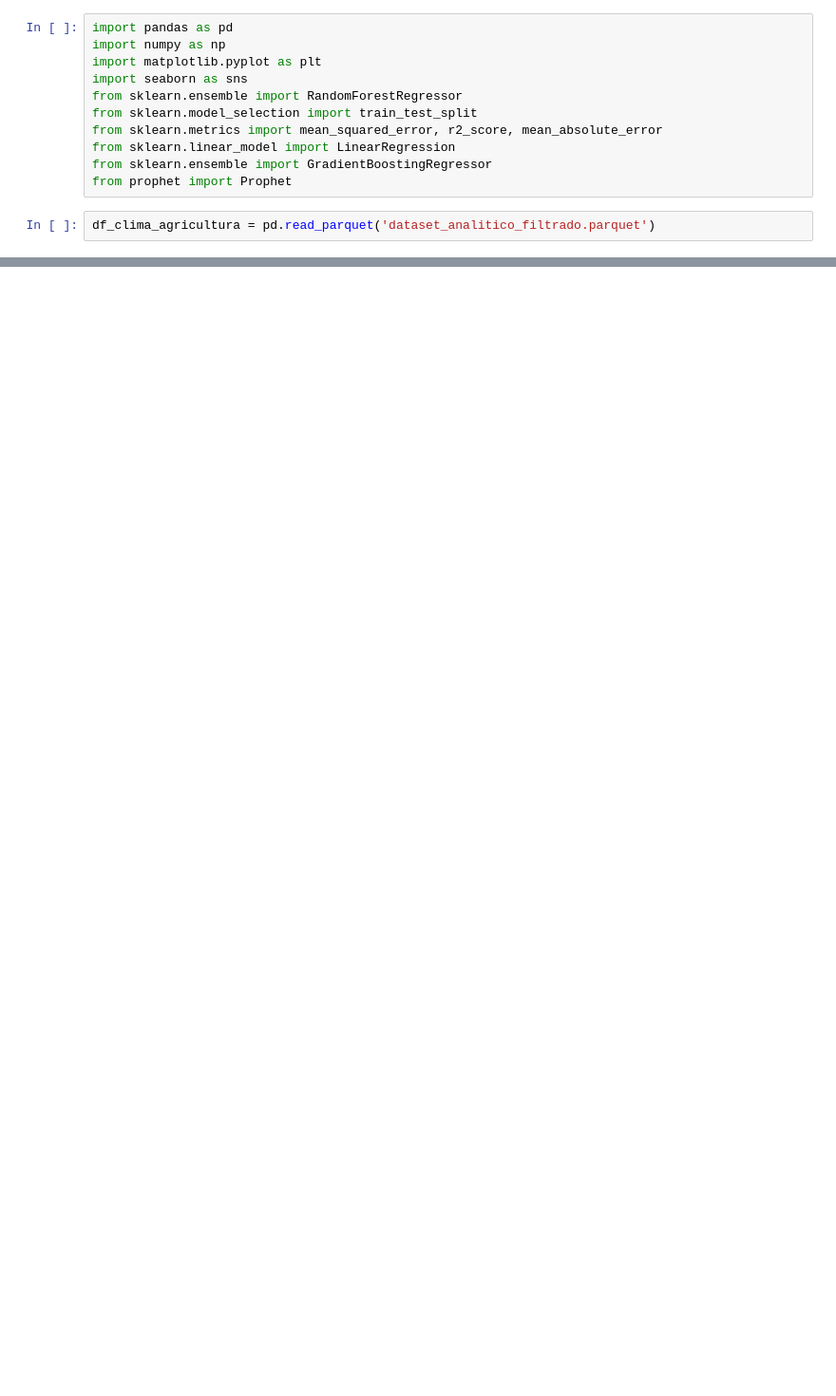
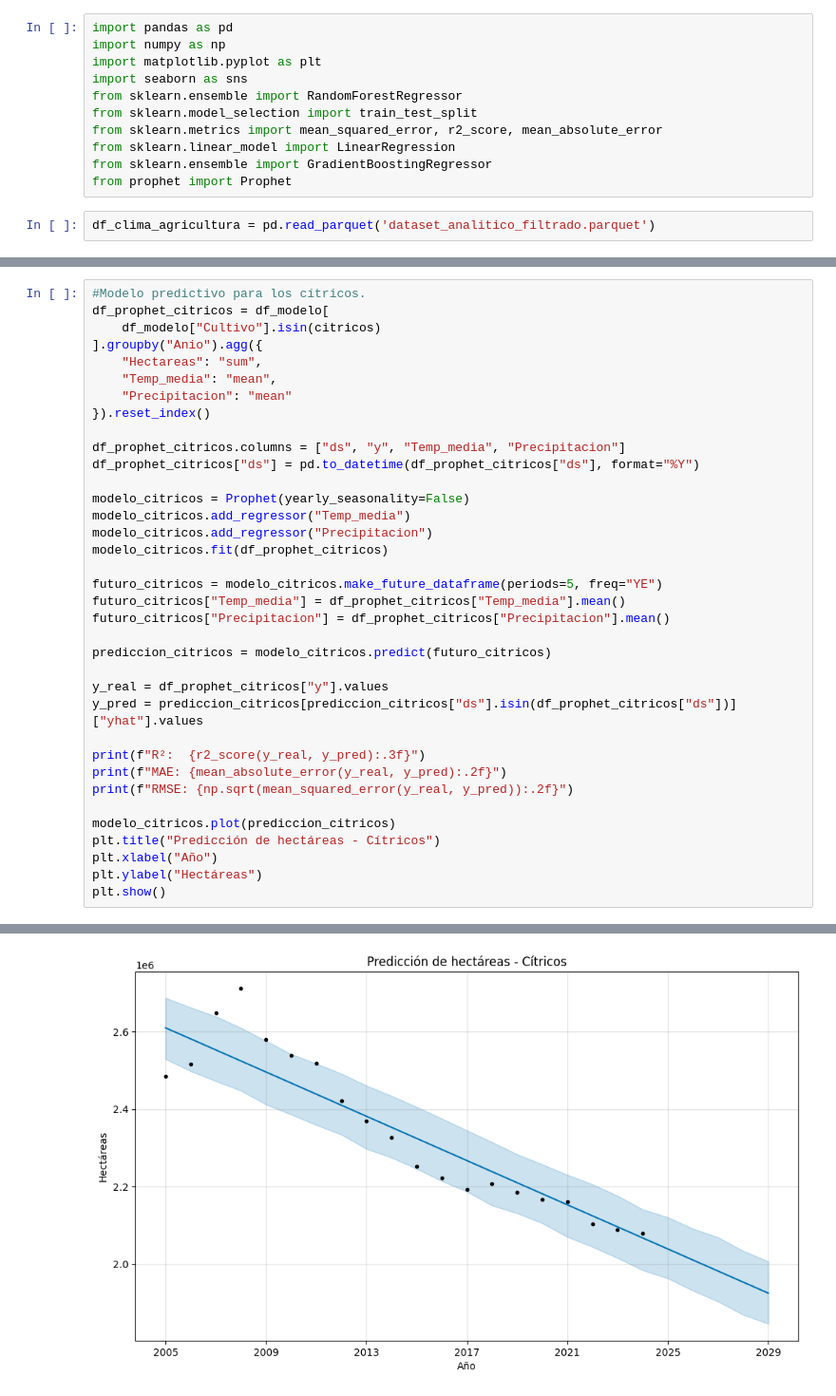
Before and after one commit to RosaSierr0609/Impacto-del-clima-en-la-agricultura-, a Jupyter notebook: 4. Machine Learning.ipynb, the cells around one changed output, grey strips where cells are left out. Shown at 95% size. Cells and saved outputs as stored; diff of their text form; blank space fills up the shorter version.

```diff
--- a/4. Machine Learning.ipynb
+++ b/4. Machine Learning.ipynb
@@ -573,0 +171,37 @@ RMSE: 14483.51
+# %%
+#Modelo predictivo para los cítricos.
+df_prophet_citricos = df_modelo[
+    df_modelo["Cultivo"].isin(citricos)
+].groupby("Anio").agg({
+    "Hectareas": "sum",
+    "Temp_media": "mean",
+    "Precipitacion": "mean"
+}).reset_index()
+
+df_prophet_citricos.columns = ["ds", "y", "Temp_media", "Precipitacion"]
+df_prophet_citricos["ds"] = pd.to_datetime(df_prophet_citricos["ds"], format="%Y")
+
+modelo_citricos = Prophet(yearly_seasonality=False)
+modelo_citricos.add_regressor("Temp_media")
+modelo_citricos.add_regressor("Precipitacion")
+modelo_citricos.fit(df_prophet_citricos)
+
+futuro_citricos = modelo_citricos.make_future_dataframe(periods=5, freq="YE")
+futuro_citricos["Temp_media"] = df_prophet_citricos["Temp_media"].mean()
+futuro_citricos["Precipitacion"] = df_prophet_citricos["Precipitacion"].mean()
+
+prediccion_citricos = modelo_citricos.predict(futuro_citricos)
+
+y_real = df_prophet_citricos["y"].values
+y_pred = prediccion_citricos[prediccion_citricos["ds"].isin(df_prophet_citricos["ds"])]["yhat"].values
+
+print(f"R²:  {r2_score(y_real, y_pred):.3f}")
+print(f"MAE: {mean_absolute_error(y_real, y_pred):.2f}")
+print(f"RMSE: {np.sqrt(mean_squared_error(y_real, y_pred)):.2f}")
+
+modelo_citricos.plot(prediccion_citricos)
+plt.title("Predicción de hectáreas - Cítricos")
+plt.xlabel("Año")
+plt.ylabel("Hectáreas")
+plt.show()
+# %% [output]
@@ -573,0 +213 @@ RMSE: 14483.51
+[figure, added]
```
Also changed, not shown: parts of 42 cells of this notebook.
